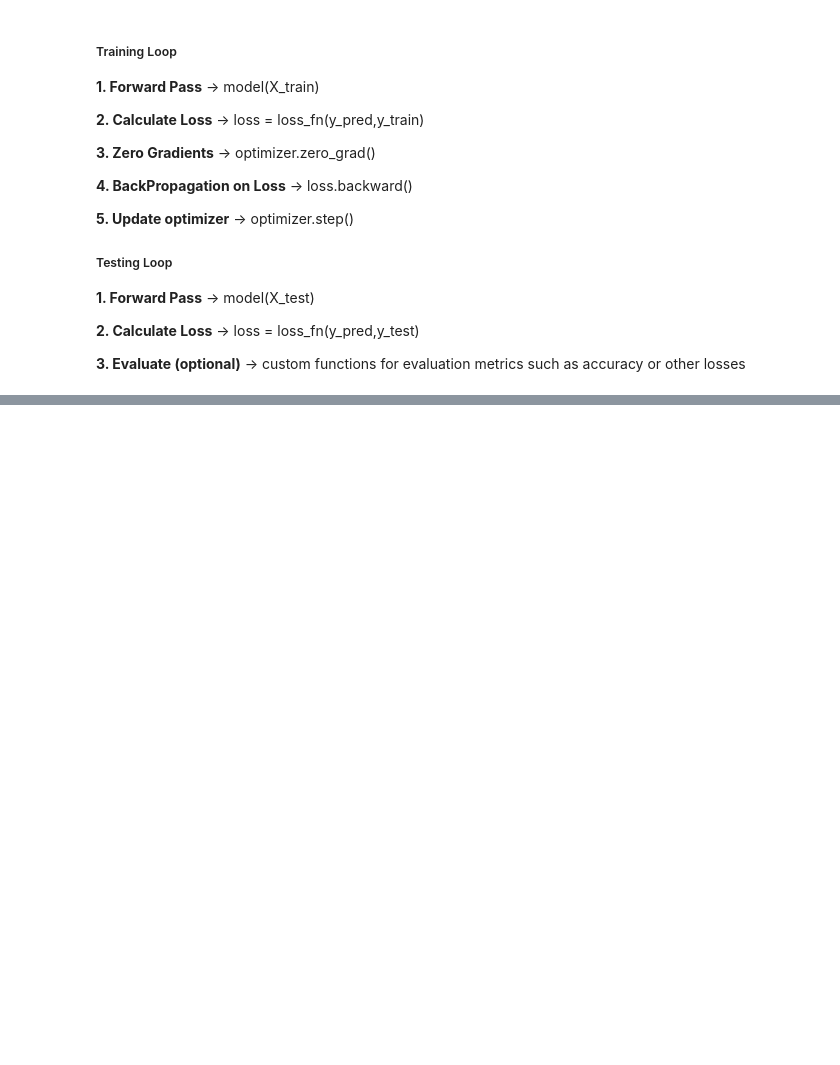
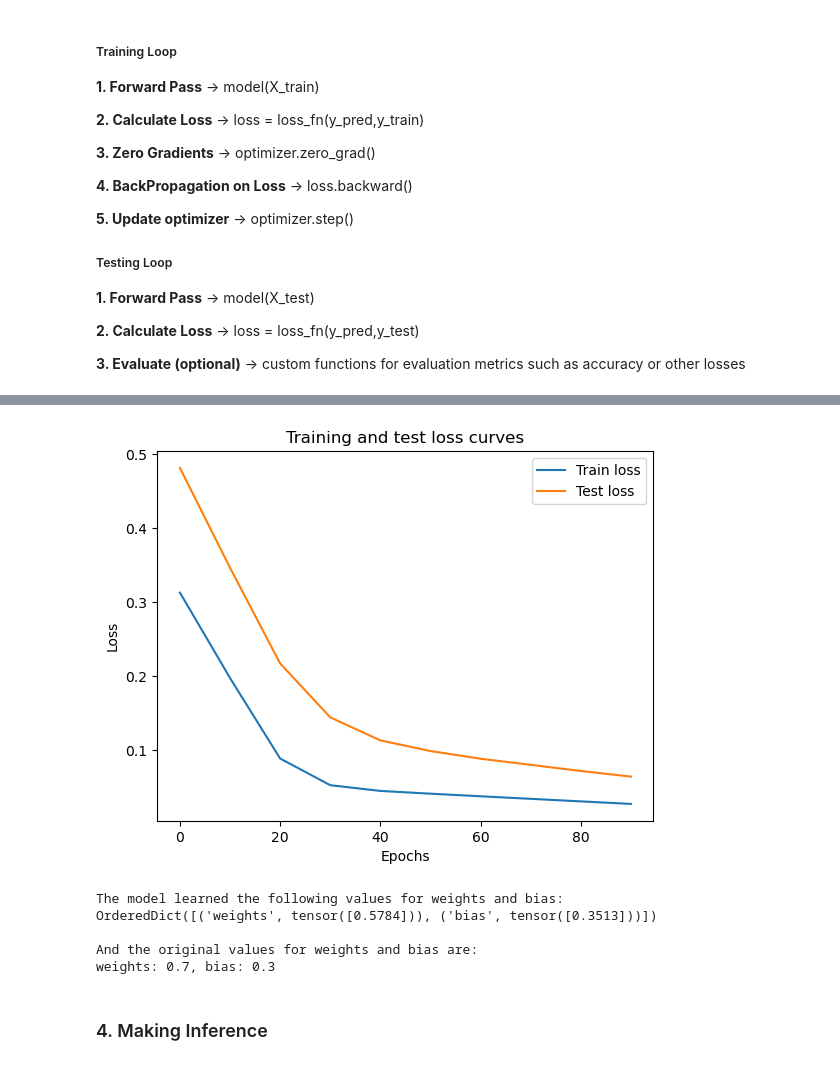
Before and after one commit to rupeshghimire7/Learning-Pytorch-ZeroToMastery, a Jupyter notebook: 01/torch_workflow_regression.ipynb, the cells around one changed output, grey strips where cells are left out. Saved outputs shown, nothing was run; the diff lists cells and outputs as text; code cells hidden in the pictures; blank space fills up the shorter version.

```diff
--- a/01/torch_workflow_regression.ipynb
+++ b/01/torch_workflow_regression.ipynb
@@ -281,0 +282,24 @@ Epoch: 90 | MAE Train Loss: 0.029285306110978127 | MAE Test Loss: 0.067939564585
+# %%
+# Plotting Losses
+plt.plot(epoch_count, training_losses, label="Train loss")
+plt.plot(epoch_count, testing_losses, label="Test loss")
+plt.title("Training and test loss curves")
+plt.ylabel("Loss")
+plt.xlabel("Epochs")
+plt.legend();
+# %% [output]
+[figure, added]
+# %%
+# Find our model's learned parameters
+print("The model learned the following values for weights and bias:")
+print(model_0.state_dict())
+print("\nAnd the original values for weights and bias are:")
+print(f"weights: {weight}, bias: {bias}")
+# %% [output]
+The model learned the following values for weights and bias:
+OrderedDict([('weights', tensor([0.5784])), ('bias', tensor([0.3513]))])
+
+And the original values for weights and bias are:
+weights: 0.7, bias: 0.3
+# %% [markdown]
+### 4. Making Inference
```
Also changed, not shown: parts of 30 cells of this notebook, 1 other file.
